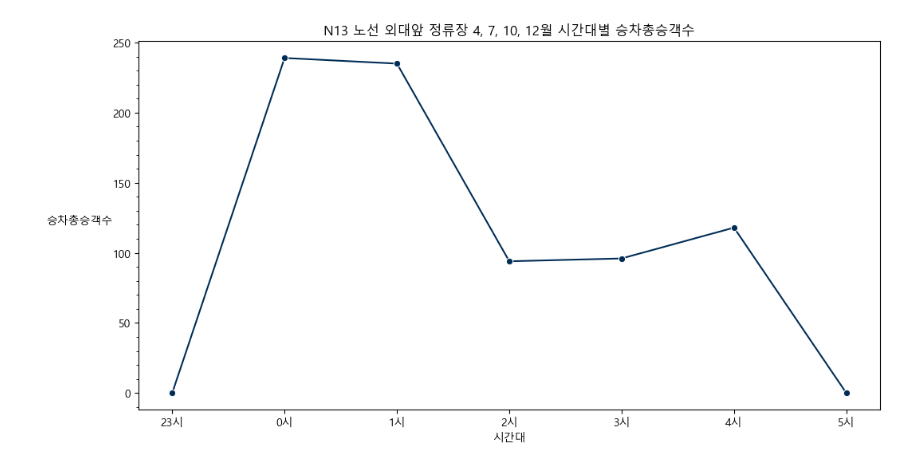
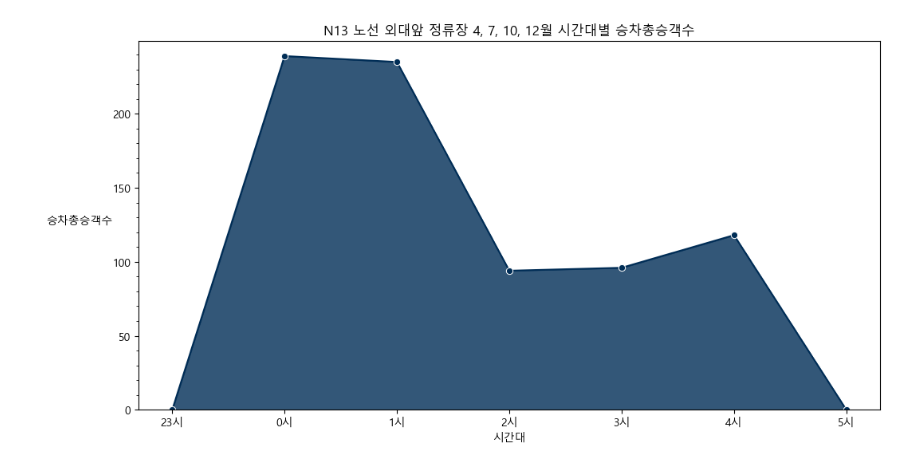
Before and after one commit to YouYeDam/BigData, a Jupyter notebook: N13TimeUsage2.ipynb, the cells around one changed output. Drawn from its saved outputs; the diff is of its cells as text; code cells hidden in the pictures.

```diff
--- a/N13TimeUsage2.ipynb
+++ b/N13TimeUsage2.ipynb
@@ -30,32 +30,37 @@ merged_df = pd.concat(df_list, ignore_index=True)
 
 # '사용년월' 컬럼에서 월 부분을 추출하여 새로운 칼럼 만들기
 merged_df['Month'] = merged_df['사용년월'].astype(str).str[-2:]
 
 # N13 노선 및 '외대앞' 정류장에 해당하는 데이터만 필터링
 n13_waide_df = merged_df[(merged_df['노선번호'] == 'N13') & (merged_df['역명'] == '외대앞')]
 
 # 월이 4, 7, 10, 12인 데이터만 추출
 selected_months = ['04', '07', '10', '12']
 n13_waide_selected_months_df = n13_waide_df[n13_waide_df['Month'].isin(selected_months)]
 
 # 시간대별 승차총승객수의 합 계산
 time_columns_boarding = [f'{hour}시승차총승객수' for hour in range(24)]
 time_passengers_boarding = n13_waide_selected_months_df[time_columns_boarding].sum()
 
 # 백만 단위로 변환
 time_passengers_boarding_million = time_passengers_boarding
 
 selected_hours = [23, 0, 1, 2, 3, 4, 5]
 
+data_values = time_passengers_boarding_million.iloc[selected_hours].values
+max_value = time_passengers_boarding_million.iloc[selected_hours].values.max()
+
 plt.figure(figsize=(12, 6))
-ax = sns.lineplot(x=range(len(selected_hours)), y=time_passengers_boarding_million.iloc[selected_hours].values, color='#002D56', marker='o')
+ax = sns.lineplot(x=range(len(selected_hours)), y=data_values, color='#002D56', marker='o')
+ax.fill_between(range(len(selected_hours)), data_values, alpha=0.8, color='#002D56')
 plt.xticks(range(len(selected_hours)), [f'{hour}시' for hour in selected_hours])
 plt.xlabel('시간대')
 plt.ylabel('승차총승객수', rotation=0, labelpad=30)
 plt.title('N13 노선 외대앞 정류장 4, 7, 10, 12월 시간대별 승차총승객수')
 
 ax.yaxis.set_minor_locator(MultipleLocator(10))
+ax.set_ylim(0, max_value +10)
 
 plt.show()
 # %% [output]
-[figure, old version]
+[figure, new version]
```
Also changed, not shown: 3 other files.
